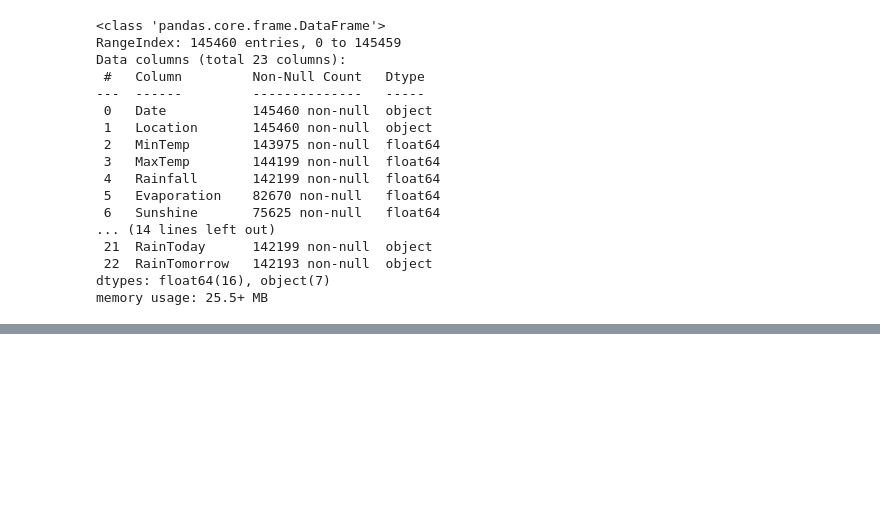
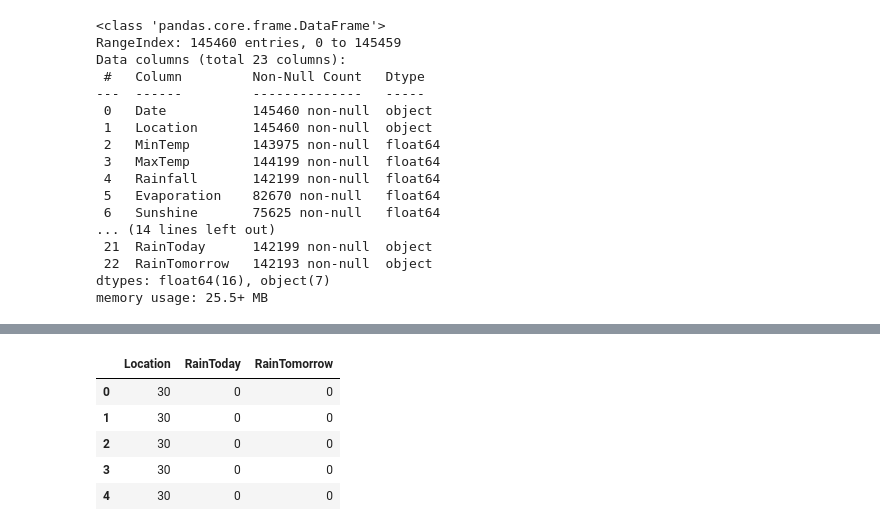
Before and after one commit to Prakashdeveloper03/Rainfy, a Jupyter notebook: notebook/analysis.ipynb, the cells around one changed output, grey strips where cells are left out. Saved outputs shown, nothing was run; the diff lists cells and outputs as text; code cells hidden in the pictures; blank space fills up the shorter version.

```diff
--- a/notebook/analysis.ipynb
+++ b/notebook/analysis.ipynb
@@ -106,0 +135,9 @@ dtype: int64
+# %%
+# Create dummy variables for "RainToday" column and drop the first column to avoid multicollinearity
+df["RainToday"] = pd.get_dummies(df["RainToday"], drop_first=True)
+
+# Create dummy variables for "RainTomorrow" column and drop the first column to avoid multicollinearity
+df["RainTomorrow"] = pd.get_dummies(df["RainTomorrow"], drop_first=True)
+
+# Check the number of missing values in each column of the dataframe
+df.isnull().sum()
@@ -106,0 +162,10 @@ dtype: int64
+# %%
+# Iterate through each continuous feature in the dataframe
+for feature in continuous_feature:
+    # Check if the percentage of missing values in the feature is greater than 0
+    if (df[feature].isnull().sum() * 100 / len(df)) > 0:
+        # If there are missing values, fill them with the median value of the feature
+        df[feature] = df[feature].fillna(df[feature].median())
+
+# Check the number of missing values in each column of the dataframe
+df.isnull().sum()
@@ -106,0 +349,66 @@ dtype: int64
+# %%
+# create a dictionary that maps each location to a numerical value
+location = {
+    "Portland": 1,
+    "Cairns": 2,
+    "Walpole": 3,
+    "Dartmoor": 4,
+    "MountGambier": 5,
+    "NorfolkIsland": 6,
+    "Albany": 7,
+    "Witchcliffe": 8,
+    "CoffsHarbour": 9,
+    "Sydney": 10,
+    "Darwin": 11,
+    "MountGinini": 12,
+    "NorahHead": 13,
+    "Ballarat": 14,
+    "GoldCoast": 15,
+    "SydneyAirport": 16,
+    "Hobart": 17,
+    "Watsonia": 18,
+    "Newcastle": 19,
+    "Wollongong": 20,
+    "Brisbane": 21,
+    "Williamtown": 22,
+    "Launceston": 23,
+    "Adelaide": 24,
+    "MelbourneAirport": 25,
+    "Perth": 26,
+    "Sale": 27,
+    "Melbourne": 28,
+    "Canberra": 29,
+    "Albury": 30,
+    "Penrith": 31,
+    "Nuriootpa": 32,
+    "BadgerysCreek": 33,
+    "Tuggeranong": 34,
+    "PerthAirport": 35,
+    "Bendigo": 36,
+    "Richmond": 37,
+    "WaggaWagga": 38,
+    "Townsville": 39,
+    "PearceRAAF": 40,
+    "SalmonGums": 41,
+    "Moree": 42,
+    "Cobar": 43,
+    "Mildura": 44,
+    "Katherine": 45,
+    "AliceSprings": 46,
+    "Nhil": 47,
+    "Woomera": 48,
+    "Uluru": 49,
+}
+
+# map the location column in the dataframe to the numerical values in the location dictionary
+df["Location"] = df["Location"].map(location)
+
+# Select the "Location", "RainToday", and "RainTomorrow" columns from the dataframe then display the first 5 rows
+df[["Location", "RainToday", "RainTomorrow"]].head()
+# %% [output]
+|  | Location | RainToday | RainTomorrow |
+| 0 | 30 | 0 | 0 |
+| 1 | 30 | 0 | 0 |
+| 2 | 30 | 0 | 0 |
+| 3 | 30 | 0 | 0 |
+| 4 | 30 | 0 | 0 |
```
Also changed, not shown: parts of 15 cells of this notebook.
